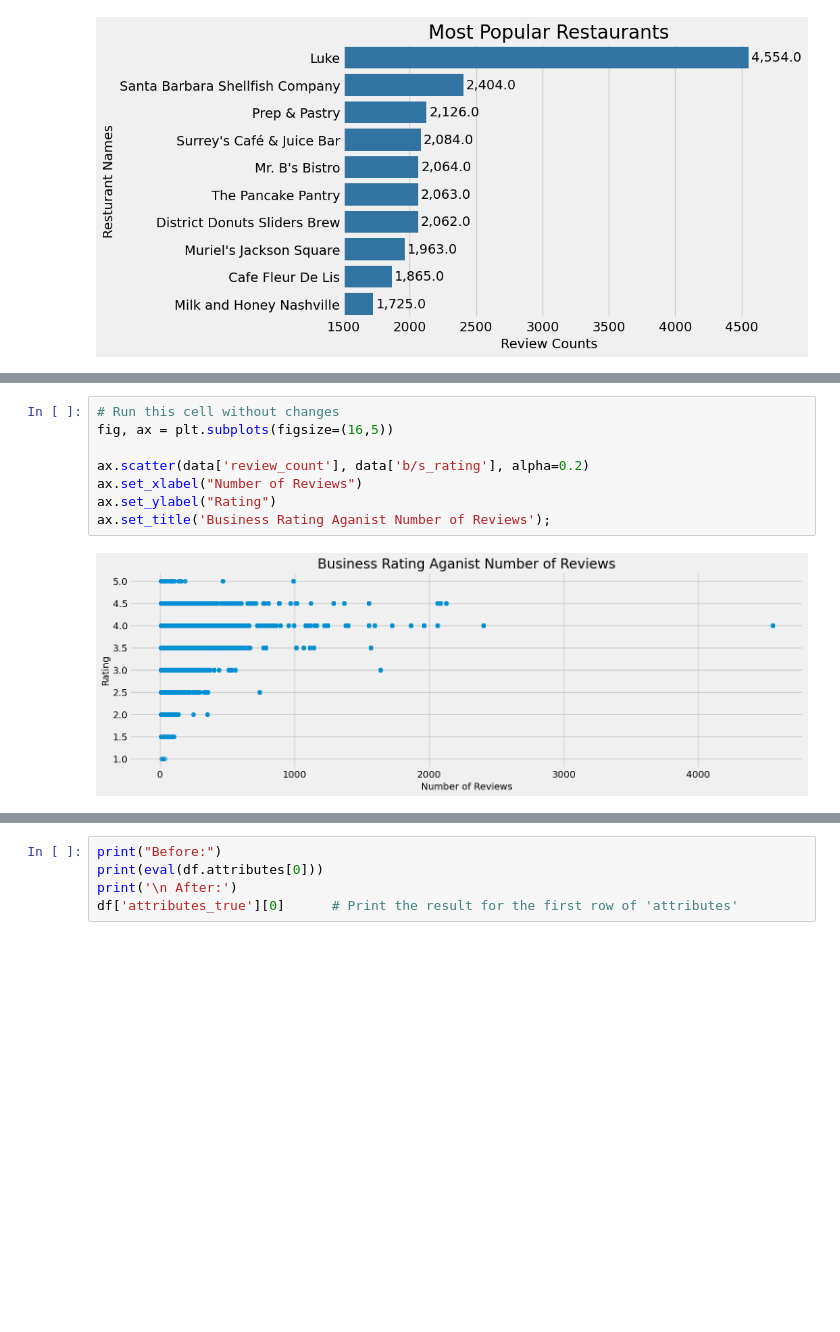
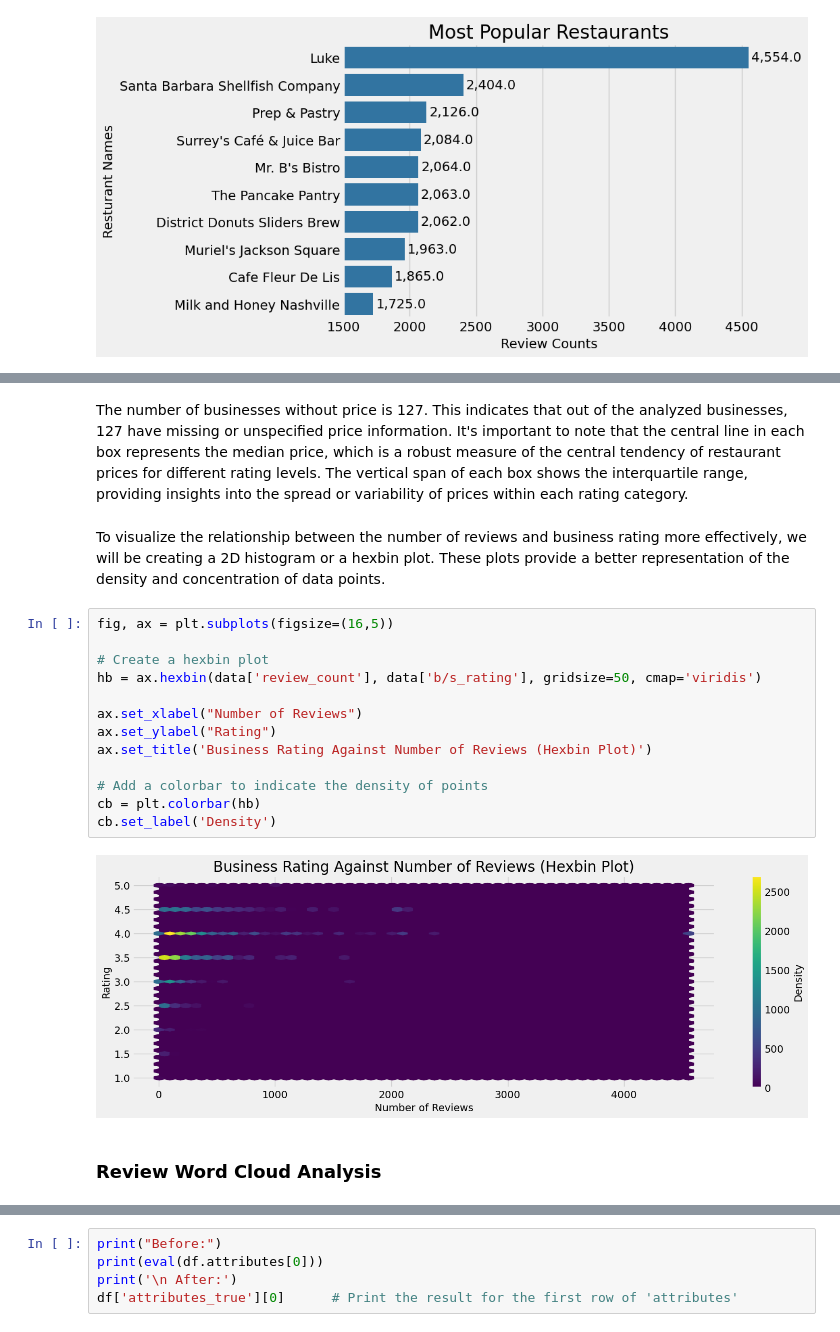
Before and after one commit to sha-ddie/Restaurant-Recommender-System, a Jupyter notebook: student.ipynb, the cells around one changed output, grey strips where cells are left out. Drawn from its saved outputs; the diff is of its cells as text; blank space fills up the shorter version.

```diff
--- a/student.ipynb
+++ b/student.ipynb
@@ -527,10 +557,21 @@ Number of business without price:  127
+# %% [markdown]
+The number of businesses without price is 127. This indicates that out of the analyzed businesses, 127 have missing or unspecified price information. It's important to note that the central line in each box represents the median price, which is a robust measure of the central tendency of restaurant prices for different rating levels. The vertical span of each box shows the interquartile range, providing insights into the spread or variability of prices within each rating category.
+# %% [markdown]
+To visualize the relationship between the number of reviews and business rating more effectively, we will be creating a 2D histogram or a hexbin plot. These plots provide a better representation of the density and concentration of data points.
 # %%
-# Run this cell without changes
 fig, ax = plt.subplots(figsize=(16,5))
 
-ax.scatter(data['review_count'], data['b/s_rating'], alpha=0.2)
+# Create a hexbin plot
+hb = ax.hexbin(data['review_count'], data['b/s_rating'], gridsize=50, cmap='viridis')
+
 ax.set_xlabel("Number of Reviews")
 ax.set_ylabel("Rating")
-ax.set_title('Business Rating Aganist Number of Reviews');
+ax.set_title('Business Rating Against Number of Reviews (Hexbin Plot)')
+
+# Add a colorbar to indicate the density of points
+cb = plt.colorbar(hb)
+cb.set_label('Density')
 # %% [output]
-[figure, old version]
+[figure, new version]
+# %% [markdown]
+### Review Word Cloud Analysis
```
Also changed, not shown: parts of 66 cells of this notebook.
